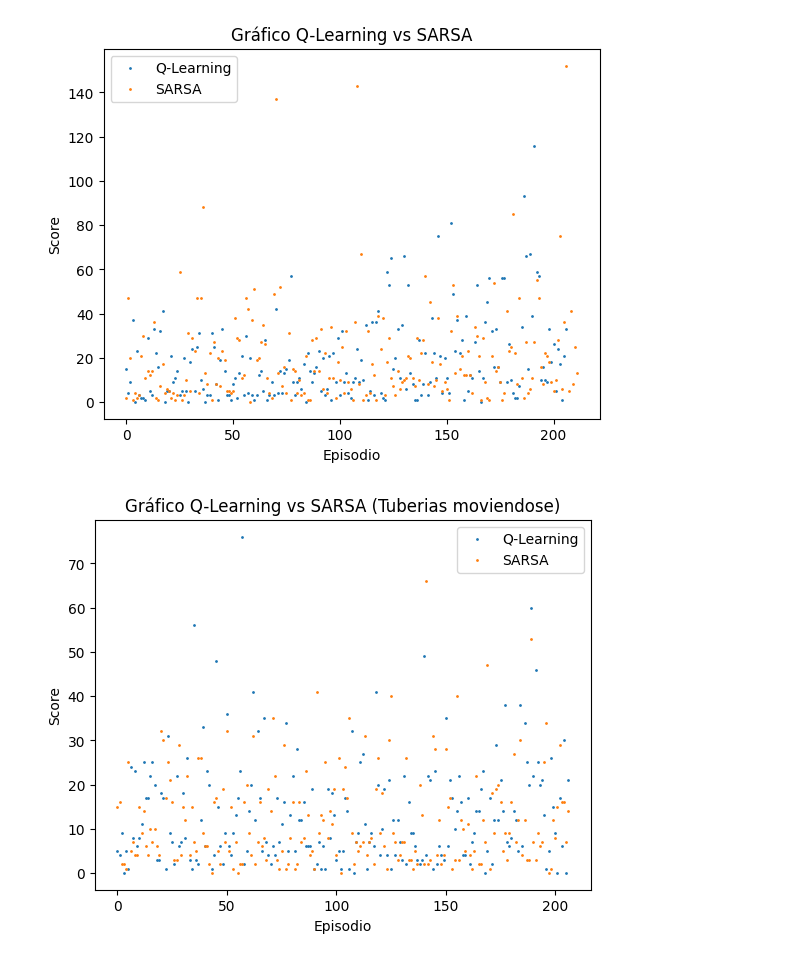
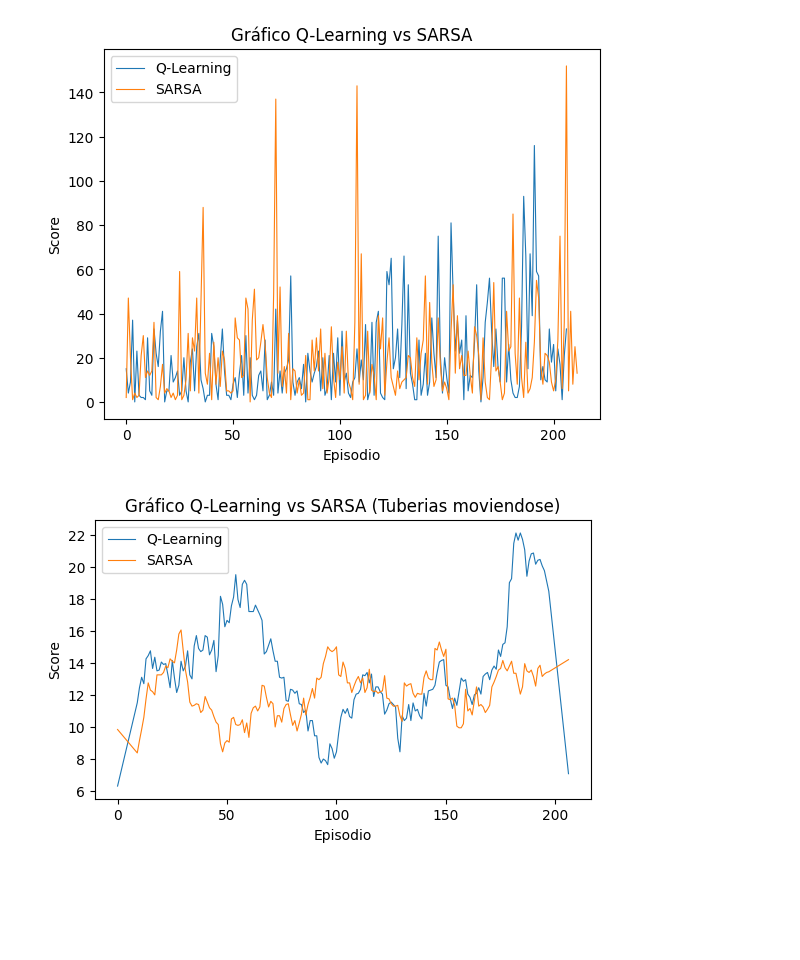
Before and after one commit to Stromblak/IA-Flappy-Bird, a Jupyter notebook: sarsaqlearning/grafico.ipynb, the cells around one changed output. Saved outputs shown, nothing was run; the diff lists cells and outputs as text; code cells hidden in the pictures; blank space fills up the shorter version.

```diff
--- a/sarsaqlearning/grafico.ipynb
+++ b/sarsaqlearning/grafico.ipynb
@@ -20,9 +20,14 @@ try:
 except FileNotFoundError:
     print("El archivo no existe.")
 
+windowSize = 20
+polyOrder = 1
+scoreq = [ max(i, 0) for i in savgol_filter(scoreq, windowSize, polyOrder) ]
+scores = [ max(i, 0) for i in savgol_filter(scores, windowSize, polyOrder) ]
+plt.subplots_adjust(bottom=0.3)
 # Generar el gráfico de scores
-plt.plot(scoreq, marker="o", markersize=1, linewidth=0, label="Q-Learning")
-plt.plot(scores, marker="o", markersize=1, linewidth=0, label="SARSA")
+plt.plot(scoreq, linewidth=0.8, label="Q-Learning")
+plt.plot(scores, linewidth=0.8, label="SARSA")
 # plt.scatter(range(len(scores)),scores,s=1)
 plt.xlabel("Episodio")
 plt.ylabel("Score")
@@ -30,37 +35,42 @@ plt.title("Gráfico Q-Learning vs SARSA")
 plt.legend()
 plt.show()
 # %% [output]
-[figure, old version]
+[figure, new version]
 # %%
 import matplotlib.pyplot as plt
-
+from scipy.signal import savgol_filter
 # Leer los scores desde el archivo
 scoreq = []
 scores = []
 try:
     with open("scoreqq.txt", "r") as file:
         for i, line in enumerate(file):
             score = int(line.strip())
             scoreq.append(score)
 except FileNotFoundError:
     print("El archivo no existe.")
 
 try:
     with open("scoress.txt", "r") as file:
         for i, line in enumerate(file):
             score = int(line.strip())
             scores.append(score)
 except FileNotFoundError:
     print("El archivo no existe.")
 
+windowSize = 20
+polyOrder = 1
+scoreq = [ max(i, 0) for i in savgol_filter(scoreq, windowSize, polyOrder) ]
+scores = [ max(i, 0) for i in savgol_filter(scores, windowSize, polyOrder) ]
+plt.subplots_adjust(bottom=0.3)
 # Generar el gráfico de scores
-plt.plot(scoreq, marker="o", markersize=1, linewidth=0, label="Q-Learning")
-plt.plot(scores, marker="o", markersize=1, linewidth=0, label="SARSA")
+plt.plot(scoreq, linewidth=0.8, label="Q-Learning")
+plt.plot(scores, linewidth=0.8, label="SARSA")
 # plt.scatter(range(len(scores)),scores,s=1)
 plt.xlabel("Episodio")
 plt.ylabel("Score")
 plt.title("Gráfico Q-Learning vs SARSA (Tuberias moviendose)")
 plt.legend()
 plt.show()
 # %% [output]
-[figure, old version]
+[figure, new version]
```
Also changed, not shown: 6 other files.
